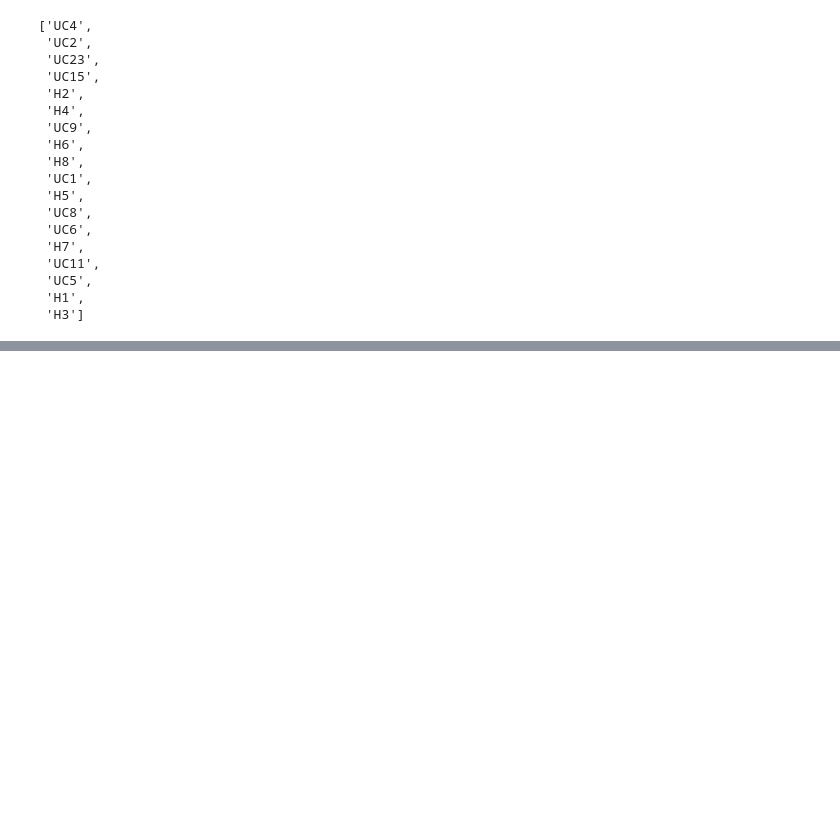
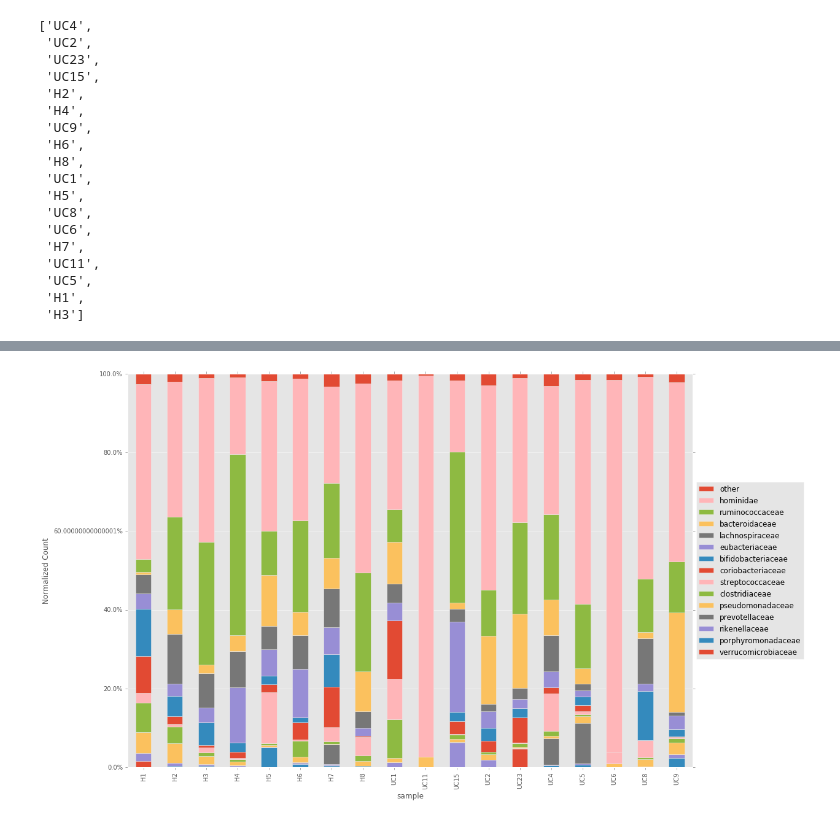
Before and after one commit to stuppie/UnenrichedTriflic-BISamples, a Jupyter notebook: 6-organism specific peptides.ipynb, the cells around one changed output, grey strips where cells are left out. Cells and saved outputs as stored; diff of their text form; code cells hidden in the pictures; blank space fills up the shorter version.

```diff
--- a/6-organism specific peptides.ipynb
+++ b/6-organism specific peptides.ipynb
@@ -172,35 +210,37 @@ df_pivot = all_df.pivot_table(values="count", index="sample", columns="organism_
 """
 if rank == "family":
     del df_pivot['muridae']
     del df_pivot['poaceae']
     del df_pivot['hominidae']
 elif rank == "phylum":
     del df_pivot['chordata']
 """
 df_pivot.to_csv(os.path.join(OUT,"{}_count_pivot.csv".format(rank)))
 df_pivot = df_pivot.div(df_pivot.sum(axis=1), axis=0)
-df_pivot = df_pivot[df_pivot.columns[df_pivot.sum()>0.02]]
+df_pivot = df_pivot[df_pivot.columns[df_pivot.sum()>0.05]]
 df_pivot = df_pivot[df_pivot.sum().sort_values().index]
 other = pd.Series(1-df_pivot.sum(axis=1), name = "Other")
 df_pivot['other'] = other
-df_pivot = df_pivot[[-1]+list(range(len(df_pivot.columns)-1))]
+#df_pivot = df_pivot[[-1]+list(range(len(df_pivot.columns)-1))]
 
 ax = df_pivot.plot.bar(stacked=True, legend = 'reverse', ylim=(0,1), ax=f.gca())
 lgd = plt.legend()
 handles, labels = ax.get_legend_handles_labels()
 lgd = plt.legend(reversed(handles), reversed(labels), loc='center left', bbox_to_anchor=(1.0, 0.5))
 ax.set_ylabel("Normalized Count")
 ax.title.set_fontsize(20)
 formatter = FuncFormatter(to_percent)
 plt.gca().yaxis.set_major_formatter(formatter)
 f.subplots_adjust(right=0.8)
 f.savefig(os.path.join(OUT,"{}_count_pivot.pdf".format(rank)), bbox_inches='tight')
 
 #%%
 df_sum = pd.DataFrame(df_pivot.sum(1))
 df_sum['sum'] = [sample_sum[x] for x in df_sum.index]
 df_sum['p'] = df_sum[0]/df_sum['sum']
 df_sum.columns = ['phylum specific count', 'total', 'p']
+# %% [output]
+[figure, added]
 # %%
 rank = "phylum"
 all_df = pd.concat(list(dfs[rank].values()))
```
Also changed, not shown: parts of 4 cells of this notebook.
